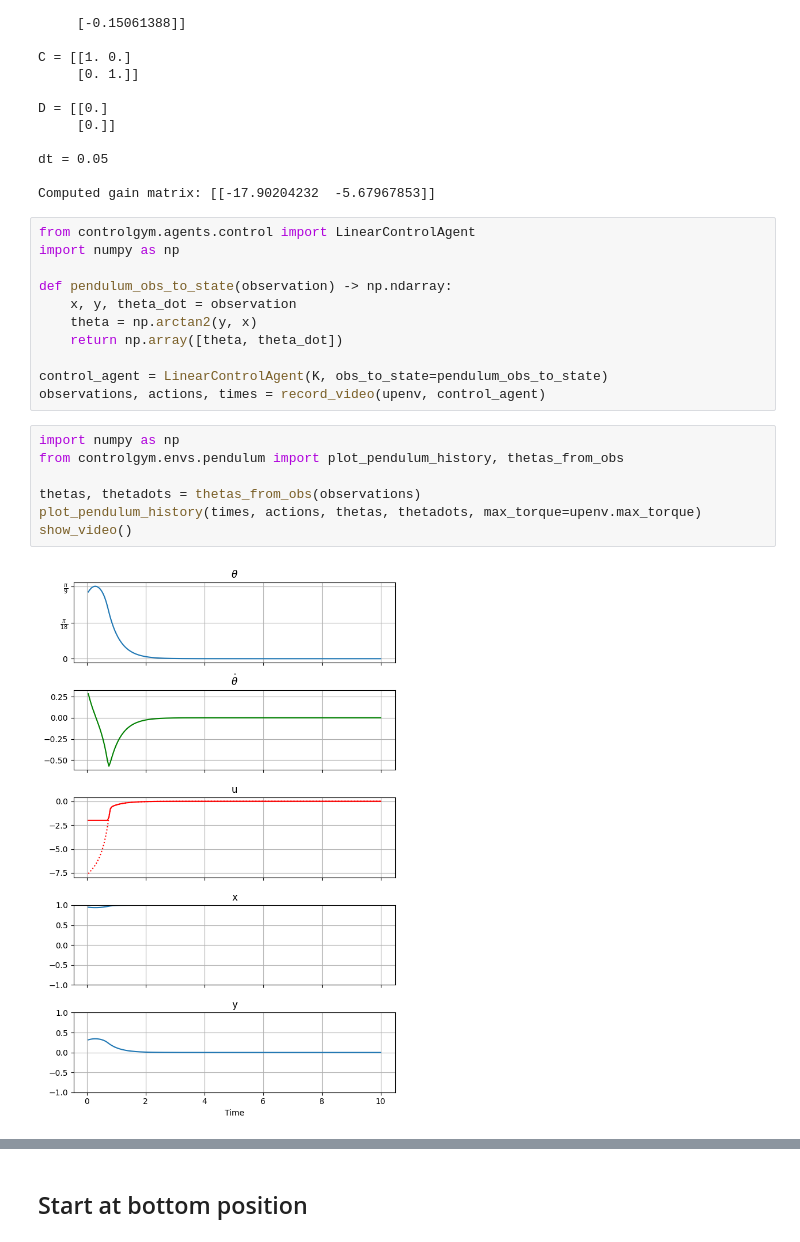
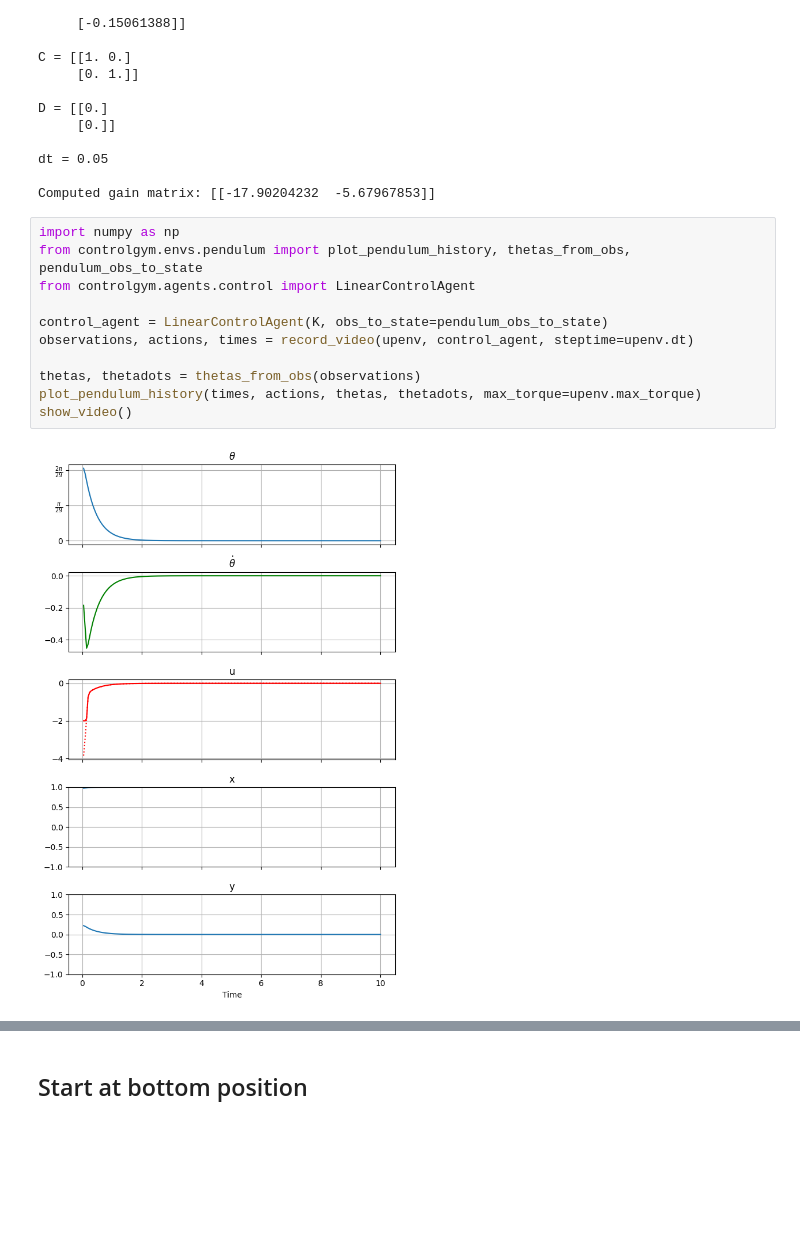
Before and after one commit to MathisFederico/ControlGym, a Jupyter notebook: notebooks/pendulum.ipynb, the cells around one changed output, grey strips where cells are left out. Cells and saved outputs as stored; diff of their text form; blank space fills up the shorter version.

Commit message:
🔧 Tweek pendulum example

```diff
--- a/notebooks/pendulum.ipynb
+++ b/notebooks/pendulum.ipynb
@@ -85,26 +85,19 @@ D = [[0.]
 dt = 0.05
 
 Computed gain matrix: [[-17.90204232  -5.67967853]]
-# %%
-from controlgym.agents.control import LinearControlAgent
-import numpy as np
-
-def pendulum_obs_to_state(observation) -> np.ndarray:
-    x, y, theta_dot = observation
-    theta = np.arctan2(y, x)
-    return np.array([theta, theta_dot])
-
-control_agent = LinearControlAgent(K, obs_to_state=pendulum_obs_to_state)
-observations, actions, times = record_video(upenv, control_agent)
 # %%
 import numpy as np
-from controlgym.envs.pendulum import plot_pendulum_history, thetas_from_obs
+from controlgym.envs.pendulum import plot_pendulum_history, thetas_from_obs, pendulum_obs_to_state
+from controlgym.agents.control import LinearControlAgent
+
+control_agent = LinearControlAgent(K, obs_to_state=pendulum_obs_to_state)
+observations, actions, times = record_video(upenv, control_agent, steptime=upenv.dt)
 
 thetas, thetadots = thetas_from_obs(observations)
 plot_pendulum_history(times, actions, thetas, thetadots, max_torque=upenv.max_torque)
 show_video()
 # %% [output]
-[figure, old version]
+[figure, new version]
 [interactive output not drawn]
 # %% [markdown]
 ## Start at bottom position
```
Also changed, not shown: parts of 22 cells of this notebook, 3 other files.
